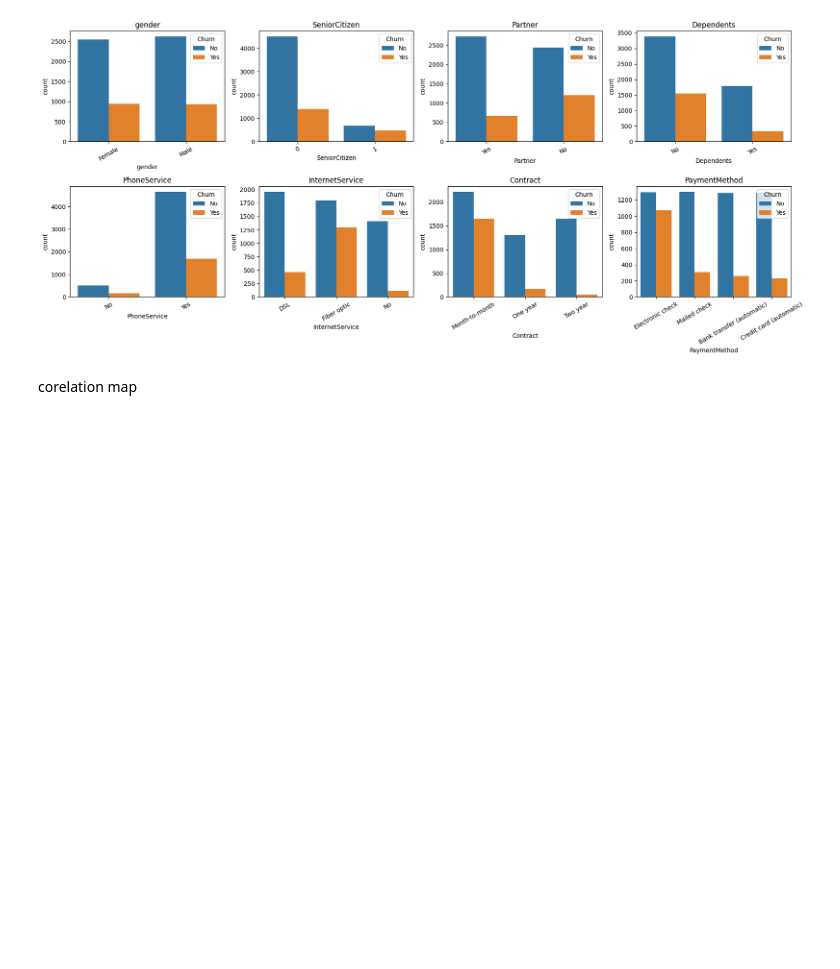
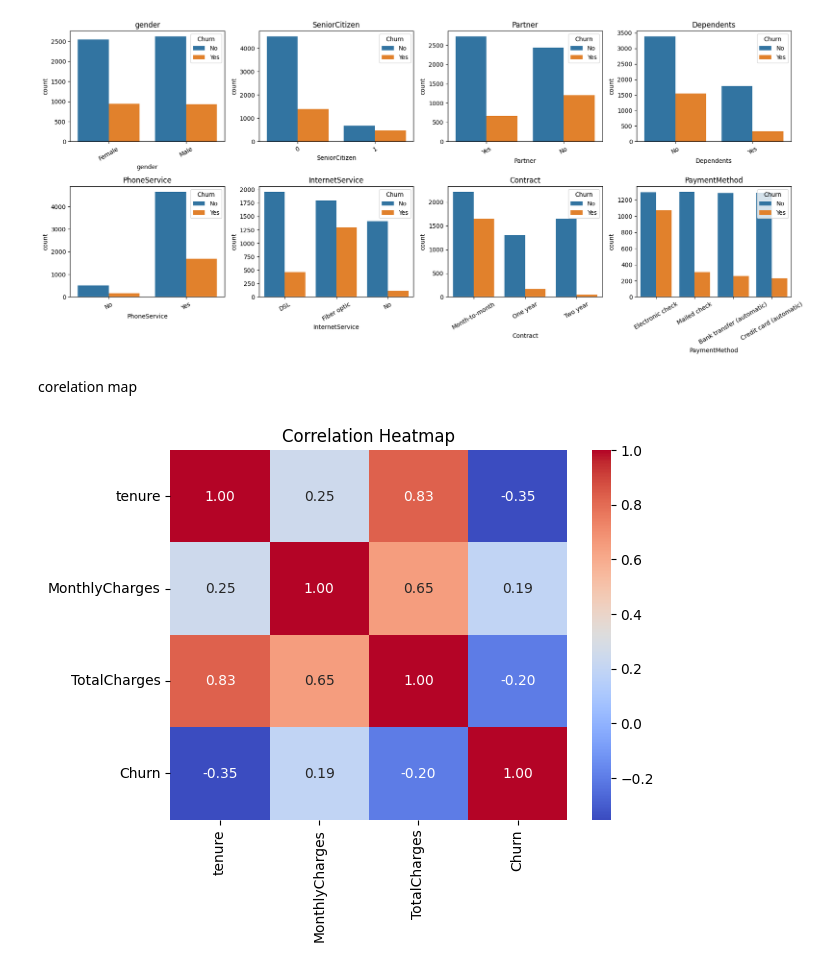
Before and after one commit to shovo896/Customer-churn-prediction-end-to-end-ml-system, a Jupyter notebook: notebooks/01_eda.ipynb, the cells around one changed output. Cells and saved outputs as stored; diff of their text form; code cells hidden in the pictures; blank space fills up the shorter version.

```diff
--- a/notebooks/01_eda.ipynb
+++ b/notebooks/01_eda.ipynb
@@ -77,3 +77,13 @@ plt.show()
 [figure]
 # %% [markdown]
 corelation map
+# %%
+df_encoded = df.copy()
+df_encoded['Churn'] = df_encoded['Churn'].map({'Yes': 1, 'No': 0})
+df_encoded['TotalCharges'] = pd.to_numeric(df_encoded['TotalCharges'], errors='coerce')
+
+sns.heatmap(df_encoded[num_cols + ['Churn']].corr(), annot=True, fmt=".2f", cmap='coolwarm')
+plt.title("Correlation Heatmap")
+plt.show()
+# %% [output]
+[figure, added]
```
